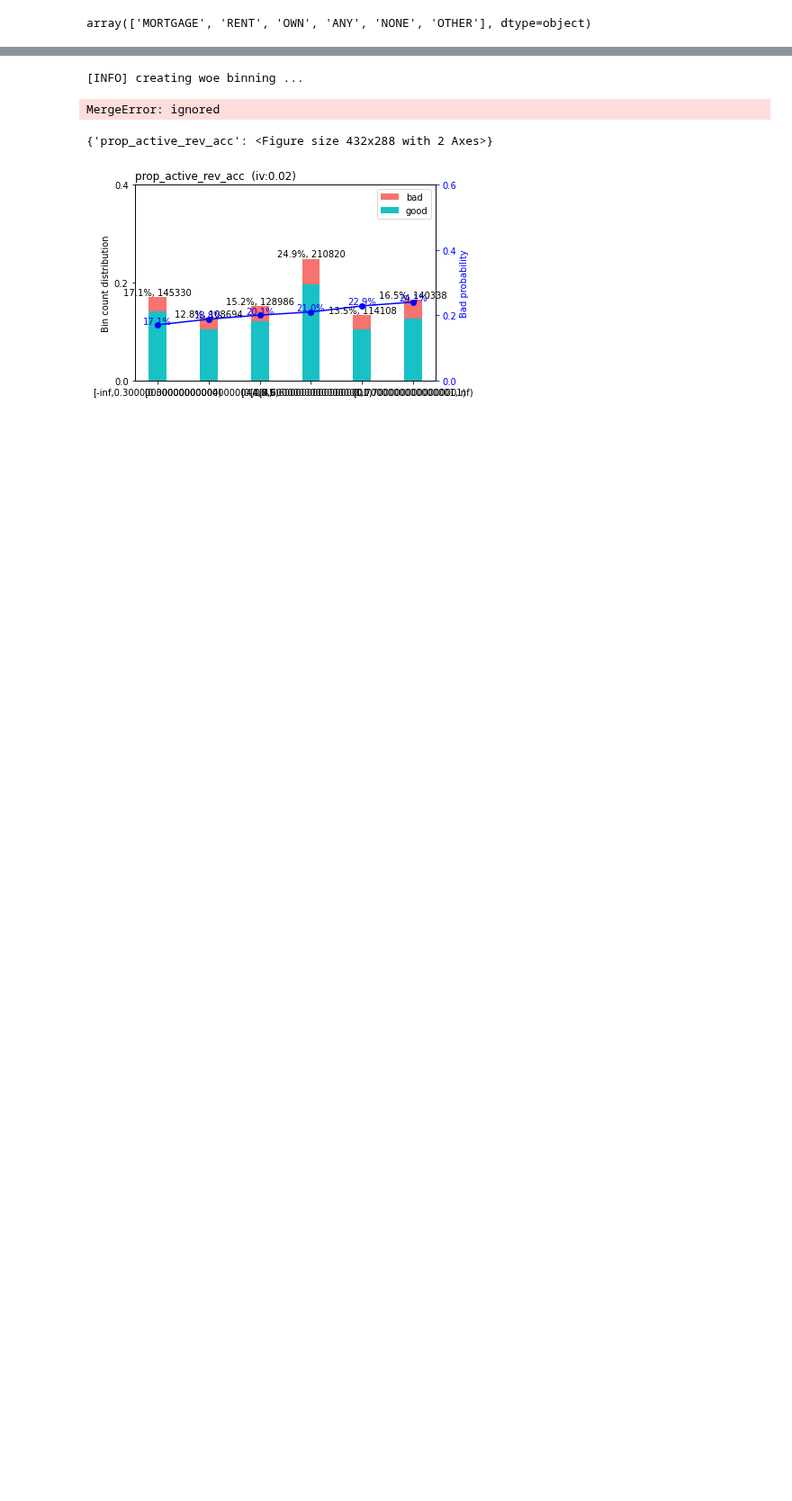
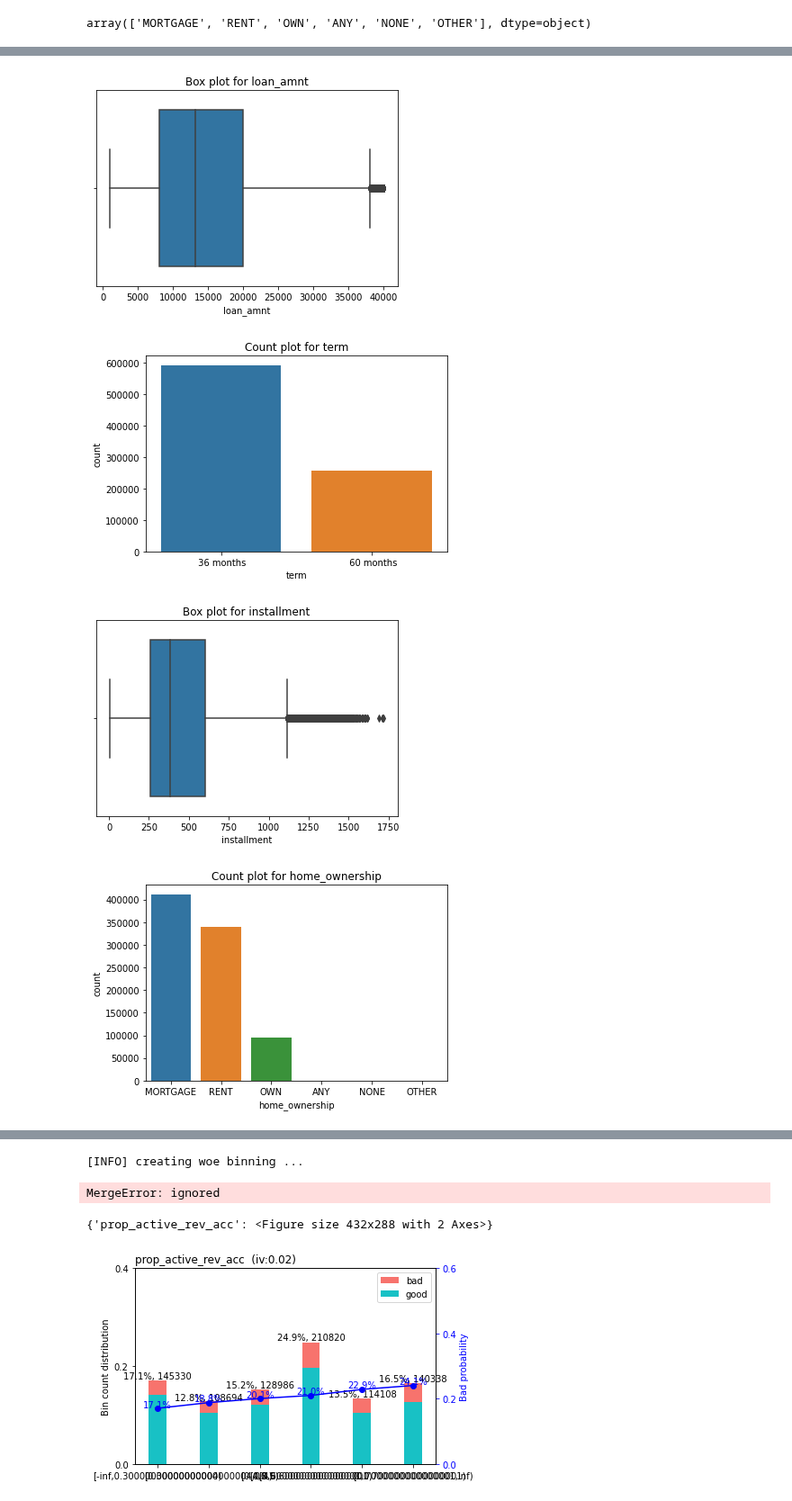
Before and after one commit to preetmodi/Credit-Risk-Analytics, a Jupyter notebook: WoE_V.ipynb, the cells around one changed output, grey strips where cells are left out. Shown at 90% size. Drawn from its saved outputs; the diff is of its cells as text; code cells hidden in the pictures; blank space fills up the shorter version.

```diff
--- a/WoE_V.ipynb
+++ b/WoE_V.ipynb
@@ -93,7 +107,7 @@ array(['MORTGAGE', 'RENT', 'OWN', 'ANY', 'NONE', 'OTHER'], dtype=object)
 group1_vars = ['loan_amnt', 'term', 'installment', 'home_ownership', 'annual_inc']
 
 # Group 2
-group2_vars = ['purpose', 'title', 'zip_code', 'addr_state', 'dti']
+group2_vars = ['purpose', 'dti']
 
 # Group 3
 group3_vars = ['delinq_2yrs', 'earliest_cr_line', 'fico_range_low', 'fico_range_high', 'inq_last_6mths']
@@ -103,14 +117,6 @@ group4_vars = ['open_acc', 'pub_rec', 'revol_bal','revol_util', 'total_acc']
 
 # List of the first 20 variables
 first_20_vars = ['loan_amnt', 'term', 'installment', 'home_ownership', 'annual_inc',
-                 'purpose', 'title', 'zip_code', 'addr_state', 'dti',
-                 'delinq_2yrs', 'earliest_cr_line', 'fico_range_low', 'fico_range_high', 'inq_last_6mths',
+                 'purpose', 'dti',
+                 'delinq_2yrs', 'fico_range_low', 'fico_range_high', 'inq_last_6mths',
                  'open_acc', 'pub_rec', 'revol_bal', 'revol_util', 'total_acc']
-
-noerr_var = ['loan_amnt', 'term', 'home_ownership',
-             'purpose',
-             'delinq_2yrs','fico_range_low', 'fico_range_high', 'inq_last_6mths',
-             'open_acc', 'pub_rec', 'revol_bal', 'total_acc']
-# Filter the list to get only numeric variables
-numeric_columns = df_train[first_20_vars].select_dtypes(include=[np.number]).columns.tolist()
-print(numeric_columns)
@@ -118,0 +125,16 @@ print(numeric_columns)
+# %%
+for var in first_20_vars:
+    if df_train[var].dtype in ['float64', 'int64']:
+        plt.figure()
+        sns.boxplot(x=df_train[var])
+        plt.title(f'Box plot for {var}')
+    else:
+        plt.figure()
+        sns.countplot(x=df_train[var])
+        plt.title(f'Count plot for {var}')
+    plt.show()
+# %% [output]
+[figure, added]
+[figure, added]
+[figure, added]
+[figure, added]
```
Also changed, not shown: parts of 21 cells of this notebook.
